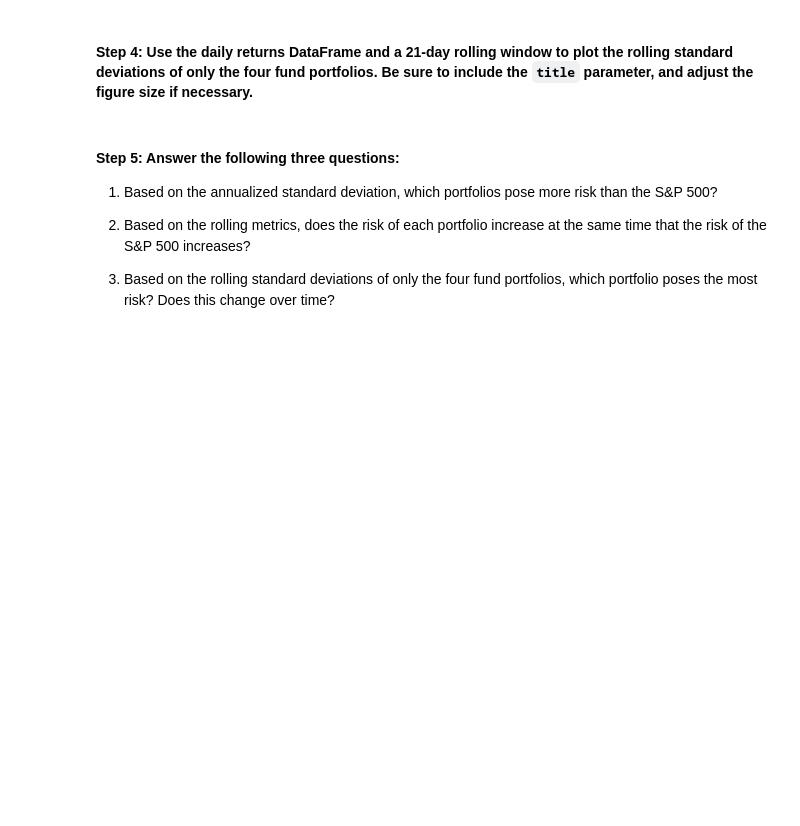
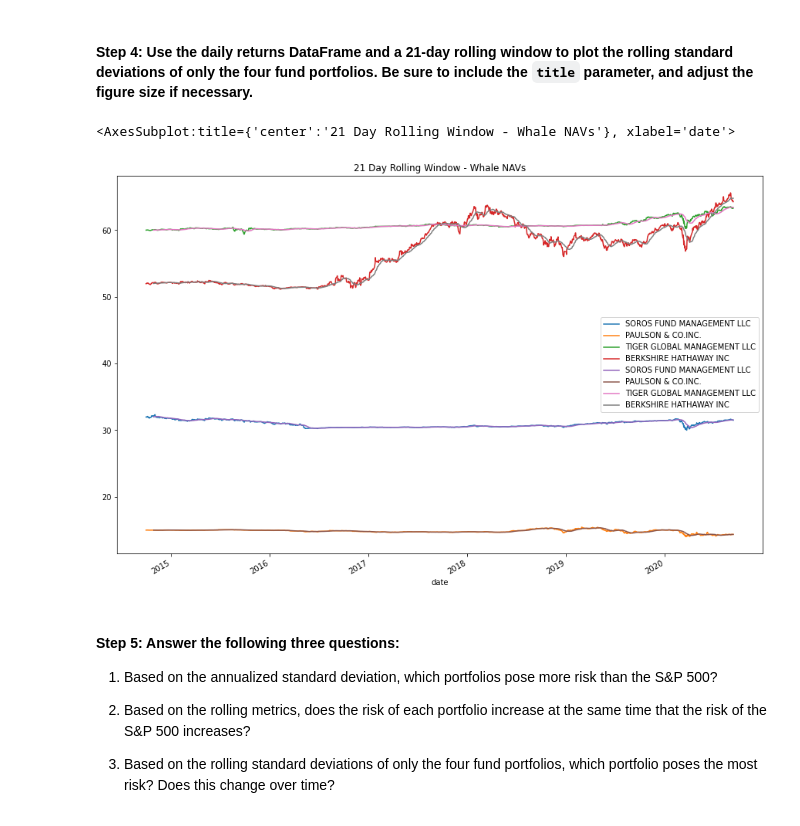
Before and after one commit to lindseyhardouin/Challenge_4, a Jupyter notebook: risk_return_analysis.ipynb, the cells around one changed output. Cells and saved outputs as stored; diff of their text form; code cells hidden in the pictures; blank space fills up the shorter version.

```diff
--- a/risk_return_analysis.ipynb
+++ b/risk_return_analysis.ipynb
@@ -282,7 +306,15 @@ dtype: float64
 # %%
 # Using the daily return data and a 21-day rolling window, plot the rolling standard deviation of just the 4 portfolios.
 # Include a title parameter and adjust the figure size
-# YOUR CODE HERE
+
+ax = whale_funds_without_index.plot(
+    figsize=(15,10),
+    title="21 Day Rolling Window - Whale NAVs")
+
+whale_funds_without_index.rolling(window=21).mean().plot(ax=ax)
+# %% [output]
+<AxesSubplot:title={'center':'21 Day Rolling Window - Whale NAVs'}, xlabel='date'>
+[figure, added]
 # %% [markdown]
 #### Step 5: Answer the following three questions:
 
```
Also changed, not shown: parts of 11 cells of this notebook.
